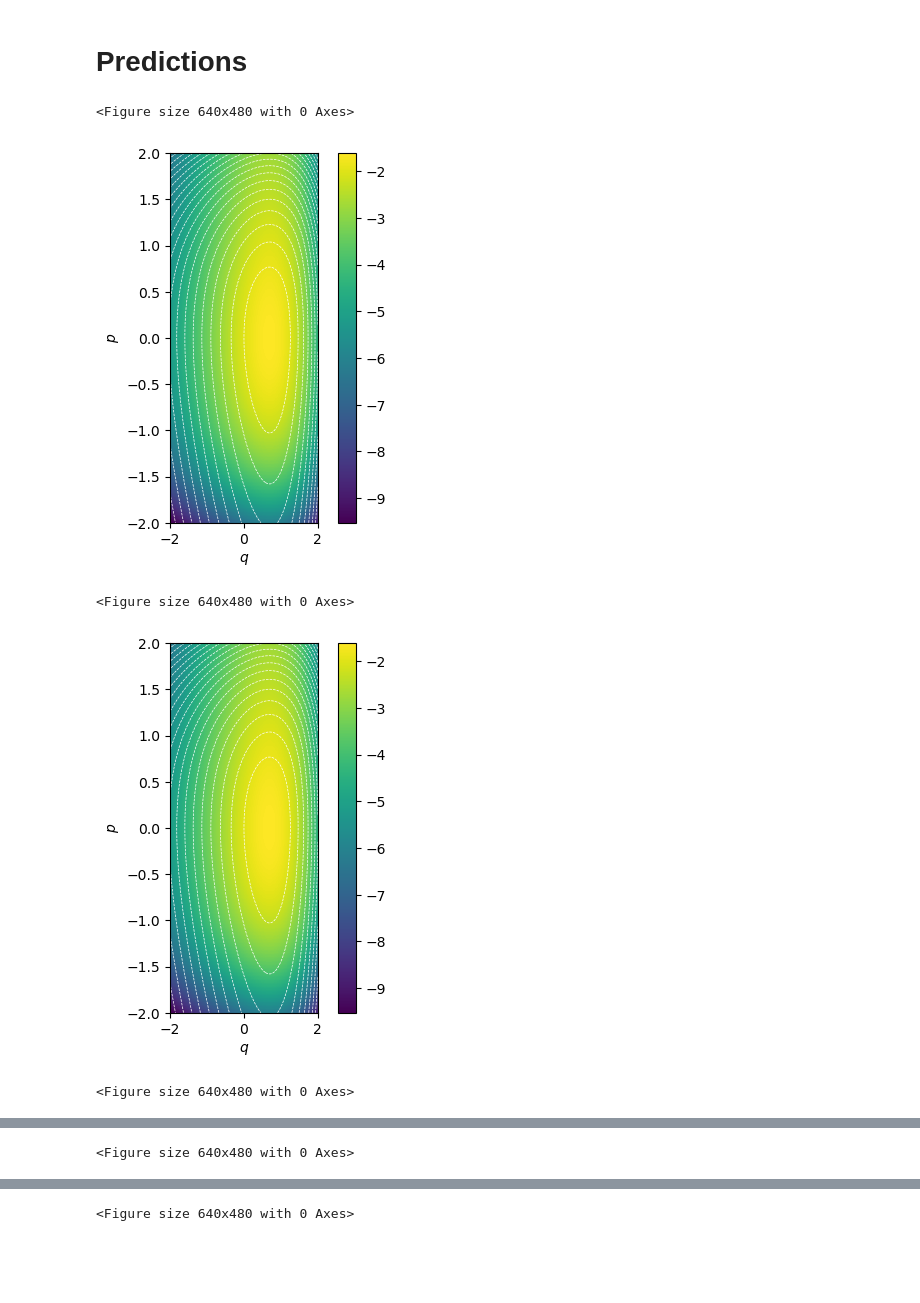
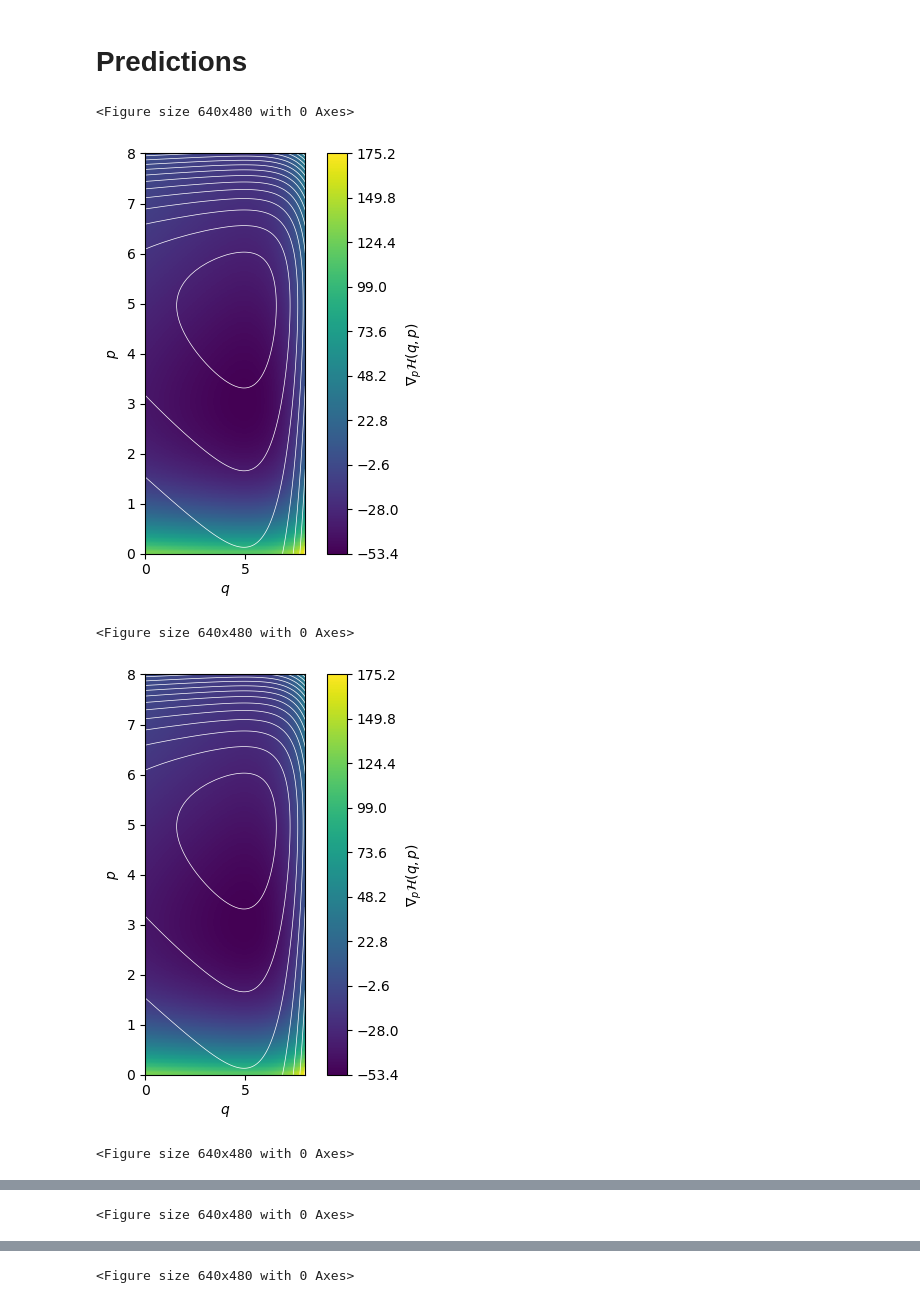
Before and after one commit to AlphaGergedan/Random-HNN, a Jupyter notebook: notebooks/integration/lotka_volterra.ipynb, the cells around one changed output, grey strips where cells are left out. Cells and saved outputs as stored; diff of their text form; code cells hidden in the pictures; blank space fills up the shorter version.

```diff
--- a/notebooks/integration/lotka_volterra.ipynb
+++ b/notebooks/integration/lotka_volterra.ipynb
@@ -16,8 +16,17 @@ from hamiltonians.lotka_volterra import LotkaVolterra
 from error_functions.index import l2_error, l2_error_relative, mean_squared_error, mean_absolute_error
 from utils.grid import generate_grid
 from utils.plot import plot_2d, plot_ground_truth_trajectory_2d, plot_predicted_trajectories_2d, plot_predicted_trajectory_errors, plot_predicted_trajectory_energy
+from integrators.semi_implicit_euler import SemiImplicitEuler
 
-EXPERIMENT_DIR = '../../old_old_cluster/out/lotka_volterra_domain/random/100q_train100p_train_lotka_volterra.pkl'
+#EXPERIMENT_DIR = '../../old_old_cluster/out/lotka_volterra_domain/random/100q_train100p_train_lotka_volterra.pkl'
+#EXPERIMENT_DIR = '../../old_cluster/out/main/lotkavolterra-domain10-random-singlelayer-neuronscaling/random/[130]qtrain[130]ptrain100neurons_lotka_volterra.pkl'
+
+
+
+#EXPERIMENT_DIR = '../../lin-placed-random-cluster/out/solve-hamil/lotka-volterra/2-2/[100]qtrain[100]ptrain[1500]neurons_lotka_volterra.pkl'
+#EXPERIMENT_DIR = '../../lin-placed-random-cluster/out/solve-hamil/lotka-volterra/5-5/10000domain[100]qtrain[100]ptrain[1500]neurons_lotka_volterra.pkl'
+EXPERIMENT_DIR = '../../lin-placed-random-cluster/out/solve-hamil/lotka-volterra/large/0-8/10000domain[100]qtrain[100]ptrain[1500]neurons_lotka_volterra_large.pkl'
+
 
 # load experiment
 experiment = load(EXPERIMENT_DIR)
@@ -25,7 +34,7 @@ print(f"-> LOADED EXPERIMENT: {EXPERIMENT_DIR}")
 print(f"                      {experiment.keys()} ")
 print(f"                      n_runs = {len(experiment['runs'])} ")
 print(f"                      single run includes keys: {experiment['runs'][0].keys()}")
-print(f"-> SUMMARY:\n{get_summary(experiment, ['ELM', 'U-SWIM', 'A-SWIM', 'SWIM'], ['test'], ['errors'], ['l2_error_relative'], ['median', 'mean'])}")
+print(f"-> SUMMARY:\n{get_summary(experiment, ['ELM', 'U-SWIM', 'A-SWIM', 'SWIM'], ['test'], ['function_errors'], ['l2_error_relative'], ['median', 'mean'])}")
 print(f"-> ")
 print(f"-> ELM bias min: {np.min(experiment['runs'][0]['ELM'][0].biases)}, max: {np.max(experiment['runs'][0]['ELM'][0].biases)}")
 
@@ -146,17 +189,17 @@ lim for p: [-2.0, 2.0]
 # **Predictions**
 # %%
 # phase
-y_plot = ELM.transform(x_plot).reshape((domain_params["p_test"], domain_params["q_test"]))
-plot_2d(y_plot, q_plot_range, p_plot_range, extent=domain_params["q_test_lim"] + domain_params["p_test_lim"], contourlines=20, xlabel=r'$q$', ylabel=r'$p$',
+y_plot = ELM.transform(x_plot).reshape((domain_params["p_test"][0], domain_params["q_test"][0]))
+plot_2d(y_plot, q_plot_range, p_plot_range, extent=domain_params["q_test_lim"][0] + domain_params["p_test_lim"][0], contourlines=20, xlabel=r'$q$', ylabel=r'$p$',
         aspect=2.5, verbose=True, save='lotka_volterra_elm_phase.pdf')
-y_plot = USWIM.transform(x_plot).reshape((domain_params["p_test"], domain_params["q_test"]))
-plot_2d(y_plot, q_plot_range, p_plot_range, extent=domain_params["q_test_lim"] + domain_params["p_test_lim"], contourlines=20, xlabel=r'$q$', ylabel=r'$p$',
+y_plot = USWIM.transform(x_plot).reshape((domain_params["p_test"][0], domain_params["q_test"][0]))
+plot_2d(y_plot, q_plot_range, p_plot_range, extent=domain_params["q_test_lim"][0] + domain_params["p_test_lim"][0], contourlines=20, xlabel=r'$q$', ylabel=r'$p$',
         aspect=2.5, verbose=True, save='lotka_volterra_uswim_phase.pdf')
-y_plot = ASWIM.transform(x_plot).reshape((domain_params["p_test"], domain_params["q_test"]))
-plot_2d(y_plot, q_plot_range, p_plot_range, extent=domain_params["q_test_lim"] + domain_params["p_test_lim"], contourlines=20, xlabel=r'$q$', ylabel=r'$p$',
+y_plot = ASWIM.transform(x_plot).reshape((domain_params["p_test"][0], domain_params["q_test"][0]))
+plot_2d(y_plot, q_plot_range, p_plot_range, extent=domain_params["q_test_lim"][0] + domain_params["p_test_lim"][0], contourlines=20, xlabel=r'$q$', ylabel=r'$p$',
         aspect=2.5, verbose=True, save='lotka_volterra_aswim_phase.pdf')
-y_plot = SWIM.transform(x_plot).reshape((domain_params["p_test"], domain_params["q_test"]))
-plot_2d(y_plot, q_plot_range, p_plot_range, extent=domain_params["q_test_lim"] + domain_params["p_test_lim"], contourlines=20, xlabel=r'$q$', ylabel=r'$p$',
+y_plot = SWIM.transform(x_plot).reshape((domain_params["p_test"][0], domain_params["q_test"][0]))
+plot_2d(y_plot, q_plot_range, p_plot_range, extent=domain_params["q_test_lim"][0] + domain_params["p_test_lim"][0], contourlines=20, xlabel=r'$q$', ylabel=r'$p$',
         aspect=2.5, verbose=True, save='lotka_volterra_swim_phase.pdf')
 
 def dt_pred_elm(t, x):
@@ -207,34 +250,34 @@ motion_pred_aswim = solve_ivp(dt_pred_aswim, t_span, y0, dense_output=False, t_e
 print(f"-> integrating SWIM")
 motion_pred_swim = solve_ivp(dt_pred_swim, t_span, y0, dense_output=False, t_eval=t_eval, rtol=1e-8)
 
 # get integrated trajectories of shape (N,2)
 traj_true = motion_true.y.T
 traj_pred_elm = motion_pred_elm.y.T
 traj_pred_uswim = motion_pred_uswim.y.T
 traj_pred_aswim = motion_pred_aswim.y.T
 traj_pred_swim = motion_pred_swim.y.T
 
 plot_predicted_trajectories_2d(t_span, t_eval, traj_true, traj_pred_elm, traj_pred_uswim, traj_pred_aswim, traj_pred_swim,
                                zorders=[2,1,1,1,1], linewidths=[1,2,2,2,2], verbose=True,
                                save=['lotka_volterra_predicted_integration_q_against_p.pdf', 'lotka_volterra_predicted_integration_t_against_q.pdf', 'lotka_volterra_predicted_integration_t_against_p.pdf'])
 
 
 
 plot_predicted_trajectory_errors(t_span, t_eval, traj_true, traj_pred_elm, traj_pred_uswim, traj_pred_aswim, traj_pred_swim,
                                 zorders=[5,4,3,8], linewidths=[1,1,1,1], verbose=True, save='lotka_volterra_predicted_integration_errors.pdf')
 
 # true energies at the predicted trajectories
 energy_true = H(traj_true)
 energy_elm = H(traj_pred_elm)
 energy_uswim = H(traj_pred_uswim)
 energy_aswim = H(traj_pred_aswim)
 energy_swim = H(traj_pred_swim)
 
 plot_predicted_trajectory_energy(t_span, t_eval, energy_true, energy_elm, energy_uswim, energy_aswim, energy_swim,
                                  zorders=[2,14,7,8,9], linewidths=[1,1,1,1,1], verbose=True, save='lotka_volterra_integration_energies.pdf')
 # %% [output]
 <Figure size 640x480 with 0 Axes>
-[figure, old version]
+[figure, new version]
 <Figure size 640x480 with 0 Axes>
-[figure, old version]
+[figure, new version]
 <Figure size 640x480 with 0 Axes>
```
Also changed, not shown: parts of 7 cells of this notebook, 7 other files.
